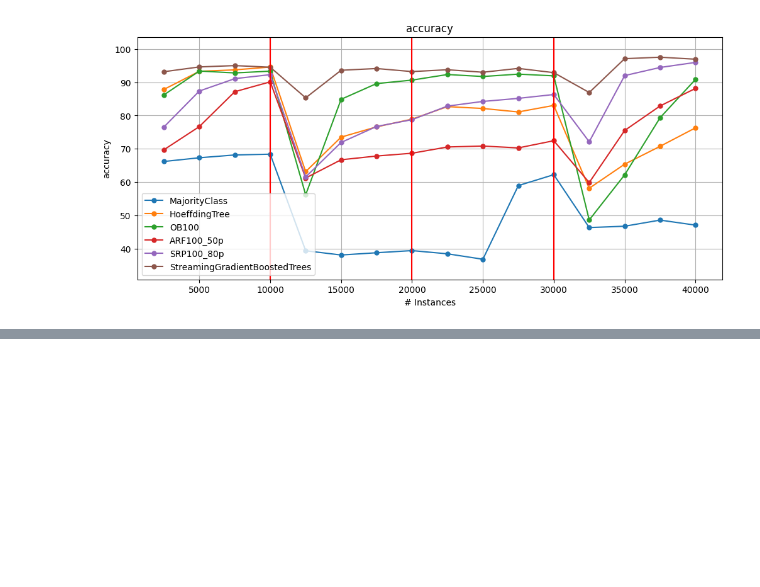
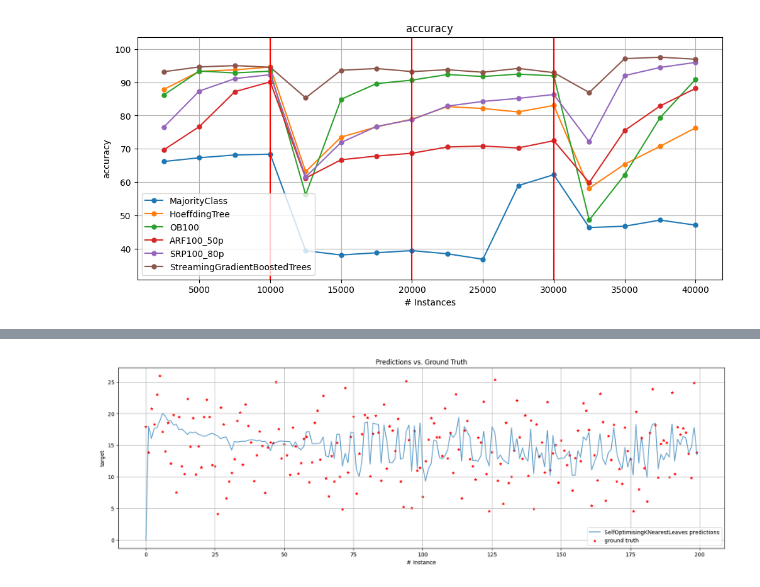
Before and after one commit to nuwangunasekara/ijcai2024, a Jupyter notebook: Notebooks/IJCAI_2024_supervised.ipynb, the cells around one changed output, grey strips where cells are left out. Cells and saved outputs as stored; diff of their text form; code cells hidden in the pictures; blank space fills up the shorter version.

```diff
--- a/Notebooks/IJCAI_2024_ensembles.ipynb
+++ b/Notebooks/IJCAI_2024_supervised.ipynb
@@ -130,0 +207,19 @@ plot_windowed_results(nc_results, ht_results, ob100_results, arf100_50p_results,
+# %%
+from capymoa.evaluation import prequential_evaluation
+from capymoa.evaluation.visualization import plot_predictions_vs_ground_truth
+from capymoa.regressor import KNNRegressor, AdaptiveRandomForestRegressor
+from capymoa.datasets import Fried
+
+stream = Fried()
+SOKNL_learner = SOKNL(schema=stream.get_schema(), ensemble_size=100)
+
+# When we specify store_predictions and store_y, the results will also include all the predictions and all the ground truth y.
+# It is useful for debugging and outputting the predictions elsewhere.
+# We don't need to store the ground-truth for every experiment, since it is always the same for the same stream
+SOKNL_results = prequential_evaluation(stream=stream, learner=SOKNL_learner, window_size=5000, store_predictions=True, store_y=True)
+
+
+# Plot only 200 predictions (see plot_interval)
+plot_predictions_vs_ground_truth(SOKNL_results, ground_truth=kNN_results['ground_truth_y'], plot_interval=(0, 200))
+# %% [output]
+[figure, added]
```
Also changed, not shown: parts of 16 cells of this notebook.
